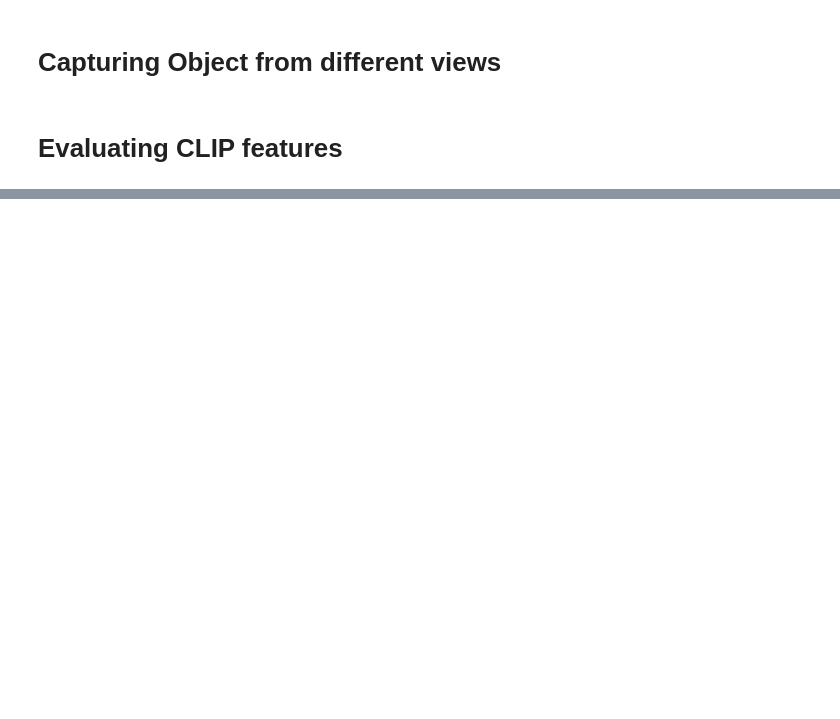
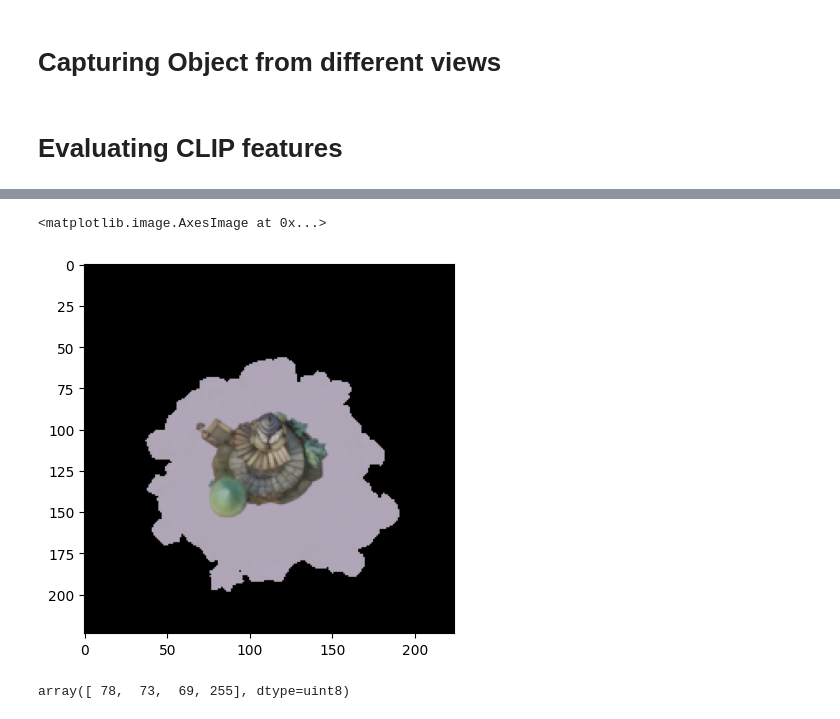
Before and after one commit to danielkorth/multiview-consistent-clip, a Jupyter notebook: notebooks/initial_experiments.ipynb, the cells around one changed output, grey strips where cells are left out. Drawn from its saved outputs; the diff is of its cells as text; code cells hidden in the pictures; blank space fills up the shorter version.

```diff
--- a/notebooks/initial_experiments.ipynb
+++ b/notebooks/initial_experiments.ipynb
@@ -94,0 +286,9 @@ out.release()
+# %%
+plt.imshow(img_im[:,:,:3])
+# %% [output]
+<matplotlib.image.AxesImage at 0x...>
+[figure, added]
+# %%
+img_im[100][100]
+# %% [output]
+array([ 78,  73,  69, 255], dtype=uint8)
```
Also changed, not shown: parts of 27 cells of this notebook, 17 other files.
